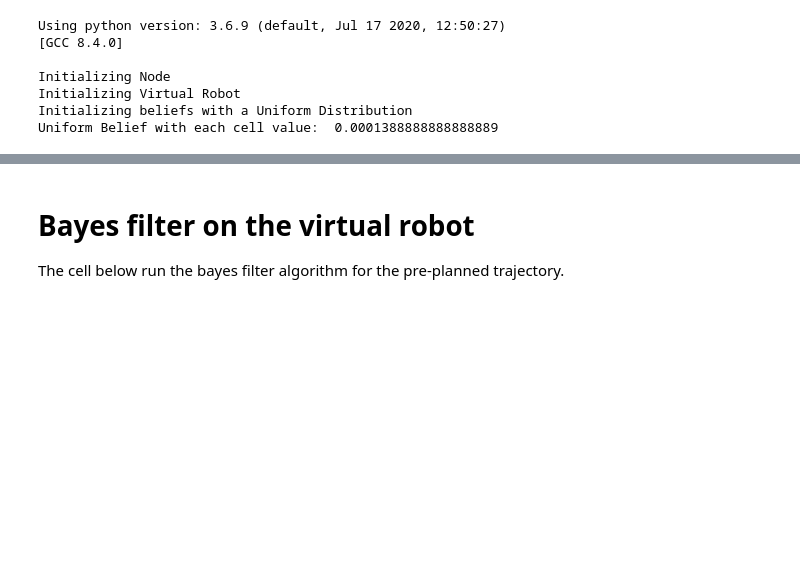
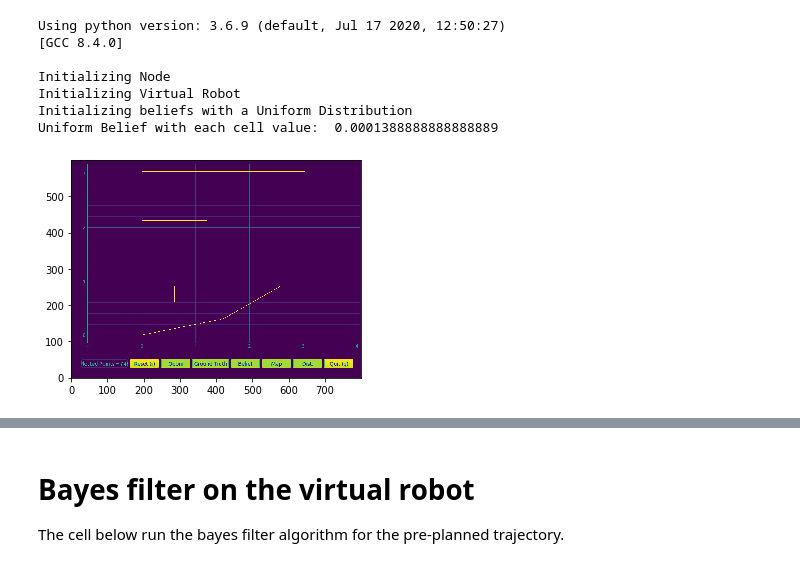
Before and after one commit to caitlinstanton/ece4960, a Jupyter notebook: lab10/lab10_jupyter/scripts/lab9_sim.ipynb, the cells around one changed output, grey strips where cells are left out. Saved outputs shown, nothing was run; the diff lists cells and outputs as text; code cells hidden in the pictures; blank space fills up the shorter version.

```diff
--- a/lab10/lab10_jupyter/scripts/lab9_sim.ipynb
+++ b/lab10/lab10_jupyter/scripts/lab9_sim.ipynb
@@ -88,3 +88,12 @@ Initializing Node
 Initializing Virtual Robot
 Initializing beliefs with a Uniform Distribution
 Uniform Belief with each cell value:  0.0001388888888888889
+# %%
+import subprocess
+
+subprocess.run(["/bin/bash","-c", "wmctrl -a 'Plotter'"])
+subprocess.run(["/bin/bash","-c","scrot -d 4 -u -quality 100 map.png"])
+gmap = OccupancyGridMap.from_png('map.png', 1)
+gmap.plot()
+# %% [output]
+[figure, added]
```
Also changed, not shown: parts of 2 cells of this notebook, 4 other files.
